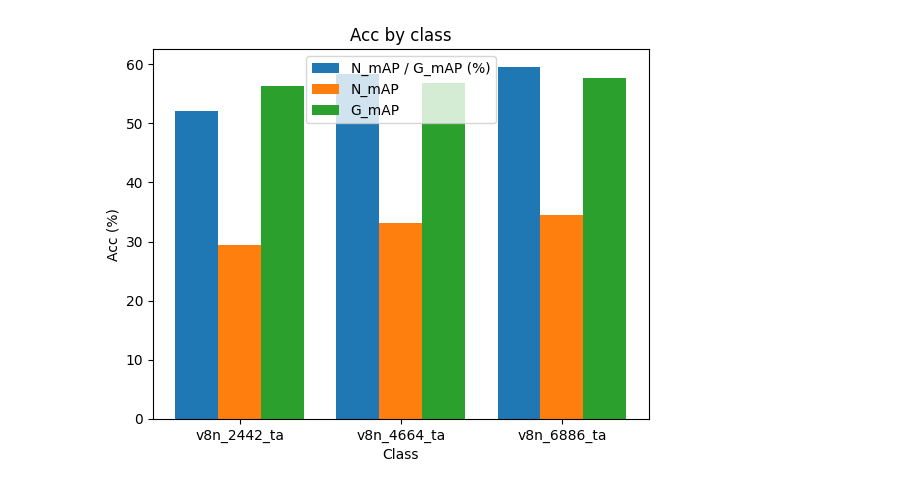
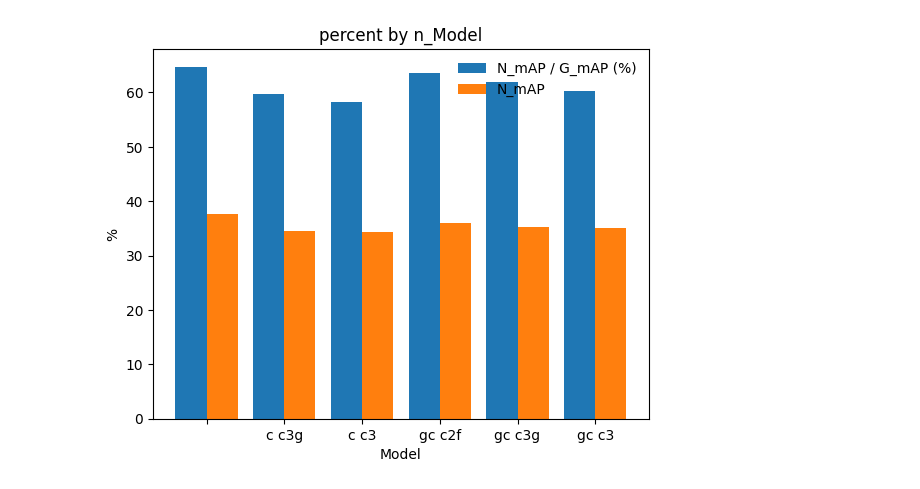
Before and after one commit to Lee-chan-hyeok/Nextchip_Autonomous_Driving_Contest, a Jupyter notebook: analysing/exp_result/exp_graph.ipynb, the cells around one changed output. Saved outputs shown, nothing was run; the diff lists cells and outputs as text; code cells hidden in the pictures.

```diff
--- a/analysing/exp_result/exp_graph.ipynb
+++ b/analysing/exp_result/exp_graph.ipynb
@@ -17,9 +6,12 @@ excel_tool.exp_graph(name_list)
-# %%
-name_list = [
-            'v8n_2442_ta',
-            'v8n_4664_ta',
-            'v8n_6886_ta',
-            ]
-excel_tool.exp_graph(name_list)
-# %% [output]
-[figure, removed]
+# %%
+name_list = [
+            'v8n_P2_t',
+            'nP2_B8 c c2f_N8 SF c c3_t',
+            'nP2_B8 c c2f_N8 SF c c3g_t',
+            'nP2_B8 c c2f_N8 SF gc c2f_t',
+            'nP2_B8 c c2f_N8 SF gc c3_t',
+            'nP2_B8 c c2f_N8 SF gc c3g_t',
+            ]
+excel_tool.exp_graph(name_list, 'Model', '%', 'percent by n_Model',)
+# %% [output]
+[figure, added]
```
Also changed, not shown: parts of 4 cells of this notebook, 5 other files.
